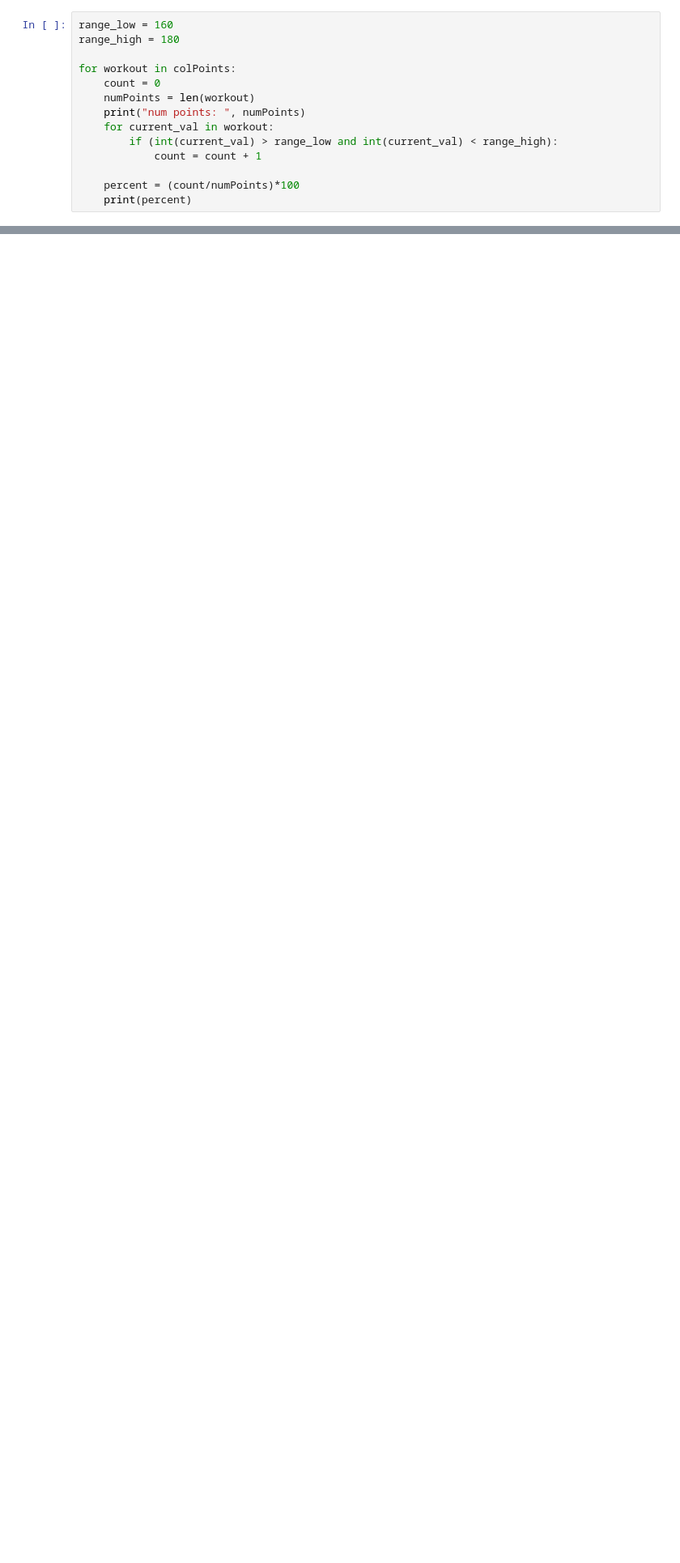
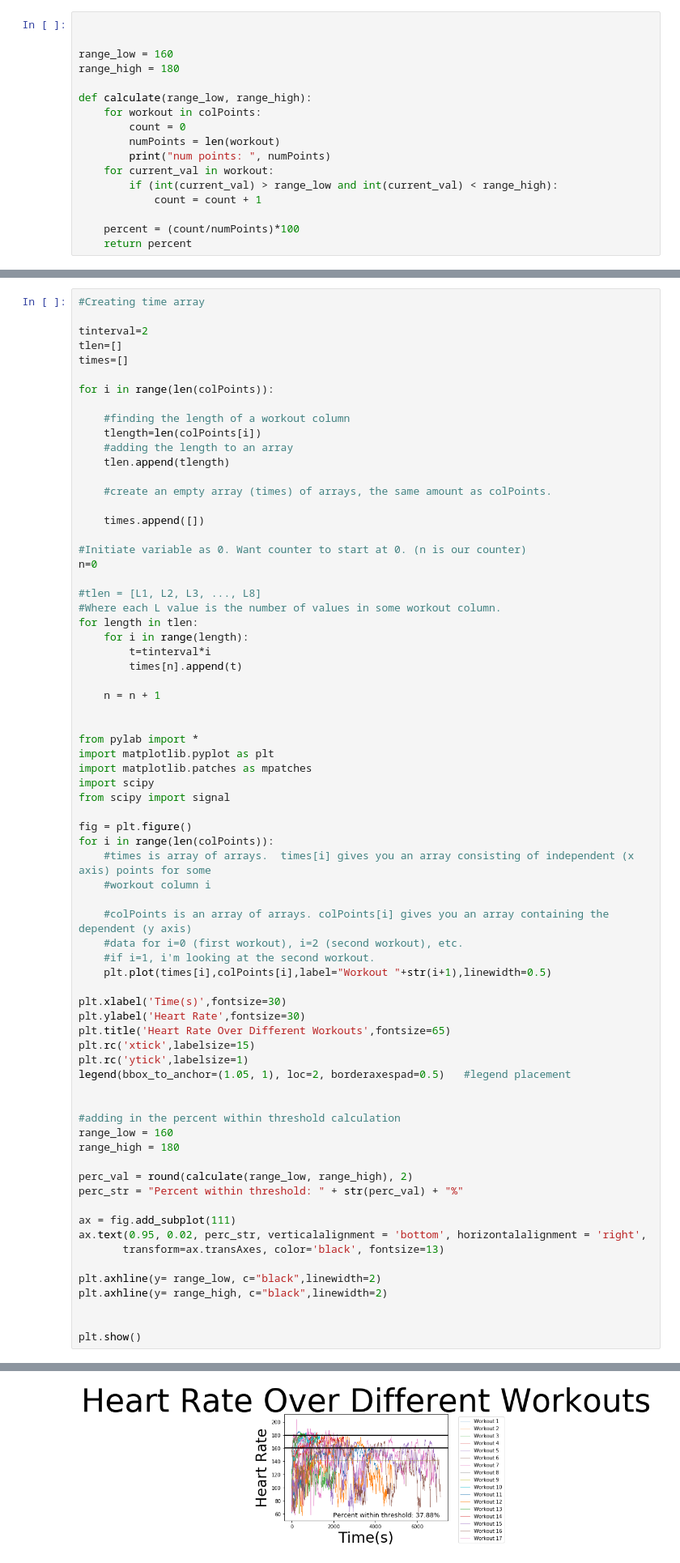
Before and after one commit to Jswadowski/eeb-177-final-project, a Jupyter notebook: eeb-177-final-project/first-working-function.ipynb, the cells around one changed output, grey strips where cells are left out. Shown at 81% size. Cells and saved outputs as stored; diff of their text form; blank space fills up the shorter version.

```diff
--- a/eeb-177-final-project/first-working-function.ipynb
+++ b/eeb-177-final-project/first-working-function.ipynb
@@ -56,14 +73,17 @@ print(colPoints)
 # %%
+
+
 range_low = 160
 range_high = 180
 
-for workout in colPoints:
-    count = 0
-    numPoints = len(workout)
-    print("num points: ", numPoints)
+def calculate(range_low, range_high):
+    for workout in colPoints:
+        count = 0
+        numPoints = len(workout)
+        print("num points: ", numPoints)
     for current_val in workout:
         if (int(current_val) > range_low and int(current_val) < range_high):
             count = count + 1
 
     percent = (count/numPoints)*100
-    print(percent)
+    return percent
@@ -86,0 +90,72 @@ num points:  1558
+# %%
+#Creating time array
+
+tinterval=2
+tlen=[]
+times=[]
+
+for i in range(len(colPoints)):
+
+    #finding the length of a workout column
+    tlength=len(colPoints[i])
+    #adding the length to an array
+    tlen.append(tlength)
+
+    #create an empty array (times) of arrays, the same amount as colPoints.
+
+    times.append([])
+
+#Initiate variable as 0. Want counter to start at 0. (n is our counter)
+n=0
+
+#tlen = [L1, L2, L3, ..., L8]
+#Where each L value is the number of values in some workout column.
+for length in tlen:
+    for i in range(length):
+        t=tinterval*i
+        times[n].append(t)
+
+    n = n + 1
+
+
+from pylab import *
+import matplotlib.pyplot as plt
+import matplotlib.patches as mpatches
+import scipy
+from scipy import signal
+
+fig = plt.figure()
+for i in range(len(colPoints)):
+    #times is array of arrays.  times[i] gives you an array consisting of independent (x axis) points for some
+    #workout column i
+
+    #colPoints is an array of arrays. colPoints[i] gives you an array containing the dependent (y axis)
+    #data for i=0 (first workout), i=2 (second workout), etc.
+    #if i=1, i'm looking at the second workout.
+    plt.plot(times[i],colPoints[i],label="Workout "+str(i+1),linewidth=0.5)
+
+plt.xlabel('Time(s)',fontsize=30)
+plt.ylabel('Heart Rate',fontsize=30)
+plt.title('Heart Rate Over Different Workouts',fontsize=65)
+plt.rc('xtick',labelsize=15)
+plt.rc('ytick',labelsize=1)
+legend(bbox_to_anchor=(1.05, 1), loc=2, borderaxespad=0.5)   #legend placement
+
+
+#adding in the percent within threshold calculation
+range_low = 160
+range_high = 180
+
+perc_val = round(calculate(range_low, range_high), 2)
+perc_str = "Percent within threshold: " + str(perc_val) + "%"
+
+ax = fig.add_subplot(111)
+ax.text(0.95, 0.02, perc_str, verticalalignment = 'bottom', horizontalalignment = 'right',
+       transform=ax.transAxes, color='black', fontsize=13)
+
+plt.axhline(y= range_low, c="black",linewidth=2)
+plt.axhline(y= range_high, c="black",linewidth=2)
+
+
+plt.show()
+# %% [output]
@@ -86,0 +179 @@ num points:  1558
+[figure, added]
```
Also changed, not shown: parts of 3 cells of this notebook.
